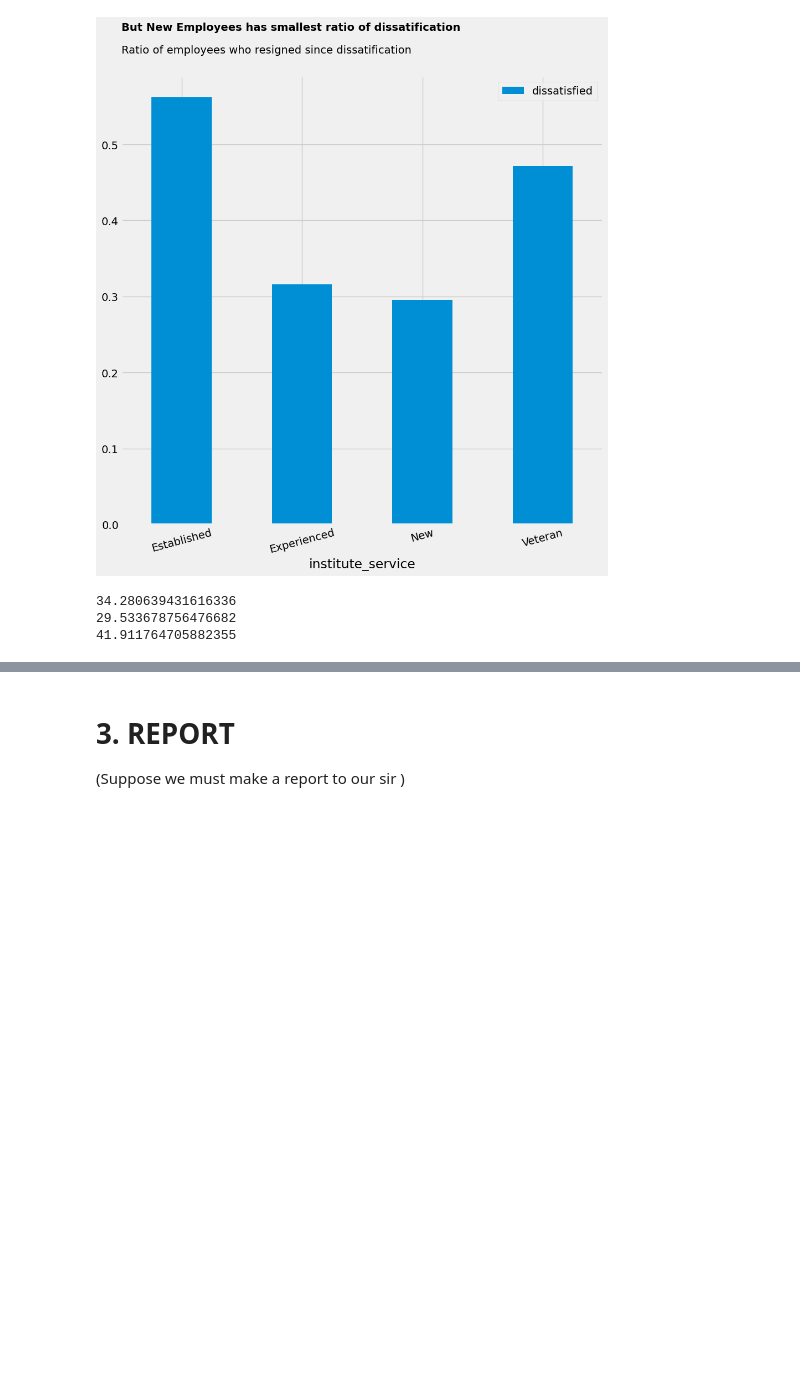
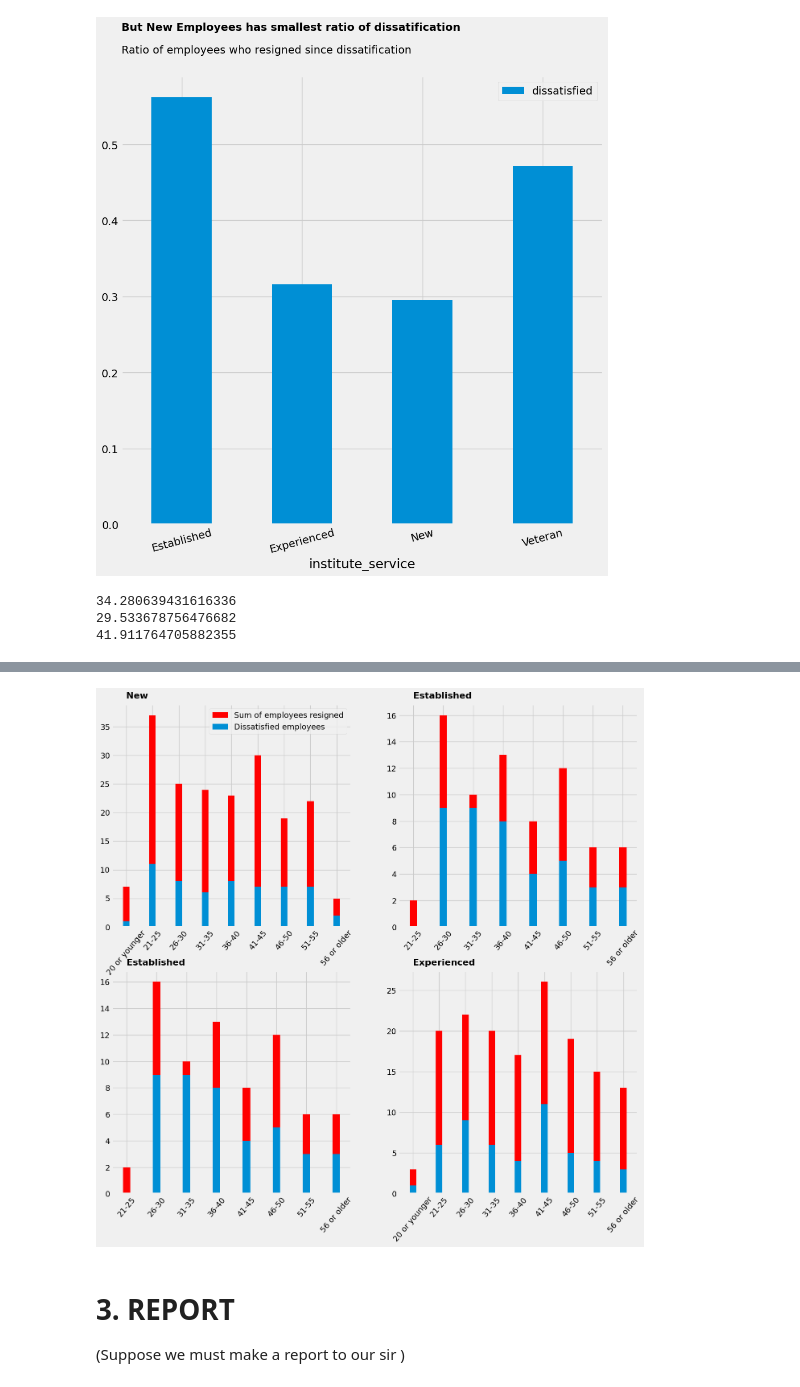
Before and after one commit to Vannguyen25/Guided-Project-Clean-and-Analyze-Employee-Exit-Surveys, a Jupyter notebook: Clean and analyze employee exit surveys.ipynb, the cells around one changed output, grey strips where cells are left out. Drawn from its saved outputs; the diff is of its cells as text; code cells hidden in the pictures; blank space fills up the shorter version.

```diff
--- a/Clean and analyze employee exit surveys.ipynb
+++ b/Clean and analyze employee exit surveys.ipynb
@@ -679,3 +744,21 @@ print(ratio_of_new_employess_dissatified_vs_non)
+# %%
+pivot = pd.pivot_table(data_final, values='dissatisfied', index=['institute_service','age'], aggfunc='sum' ) # count the dissatified employees in each group
+pivot_1 = pd.pivot_table(data_final, index=['institute_service','age'], aggfunc='size') # count size of each group, no need values parameter
+
+lis_of_index = ["New", "Established", "Experienced", "Veteran"]
+# %%
+fig, ax = plt.subplots(2,2, figsize = (15,15))
+for i in range(2) :
+    for j in range(2):
+        true = pivot.loc[lis_of_index[i+j], :]
+        size = pivot_1.loc[lis_of_index[i+j], :]
+        ax[i][j].bar(x = size.index, height = size.values, width =0.25, color = "red", label = "Sum of employees resigned")
+        ax[i][j].bar(x = true.index, height = true["dissatisfied"], width =0.25, label = "Dissatisfied employees")
+        ax[i][j].tick_params(axis="x",rotation=50)
+        ax[0][0].legend()
+        ax[i][j].text(y = max(size)+0.08*max(size), x = 0, s = lis_of_index[i+j], weight = "bold", fontsize = "16")
+# %% [output]
+[figure, added]
 # %% [markdown]
 # 3. REPORT
 (Suppose we must make a report to our sir )
```
Also changed, not shown: parts of 19 cells of this notebook.
